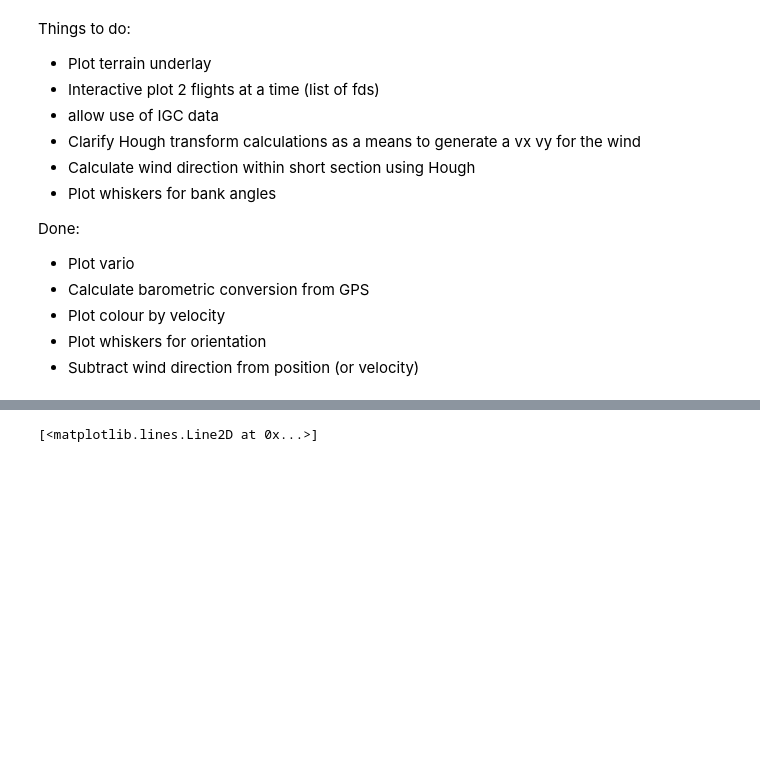
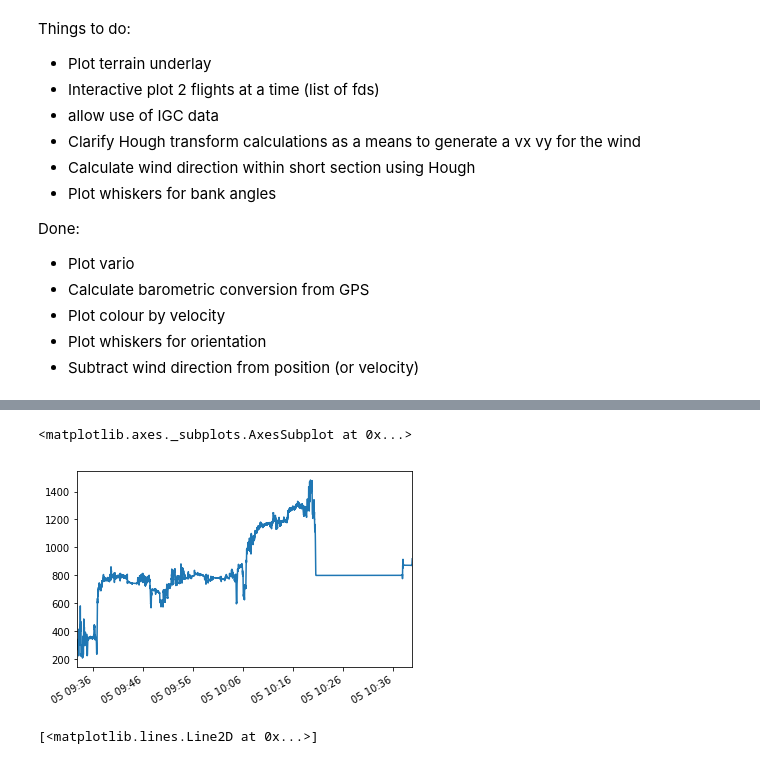
Before and after one commit to Future-Hangglider/hacktrack, a Jupyter notebook: display_function_development.ipynb, the cells around one changed output, grey strips where cells are left out. Saved outputs shown, nothing was run; the diff lists cells and outputs as text; code cells hidden in the pictures; blank space fills up the shorter version.

```diff
--- a/display_function_development.ipynb
+++ b/display_function_development.ipynb
@@ -45,3 +59,13 @@ clickables.plotinteractivegpstrack(fd)
+# %%
+import numpy
+#g = numpy.sqrt(fd.pZ.gx**2 + fd.pZ.gy**2 + fd.pZ.gz**2)
+#plt.plot(g)
+#a = numpy.sqrt(fd.pZ.ax**2 + fd.pZ.ay**2 + fd.pZ.az**2)
+#plt.plot(a)
+fd.pZ.heading.plot()
+# %% [output]
+<matplotlib.axes._subplots.AxesSubplot at 0x...>
+[figure, added]
 # %%
 plt.plot(alt)
 plt.plot(balt)
```
Also changed, not shown: parts of 3 cells of this notebook, 1 other file.
